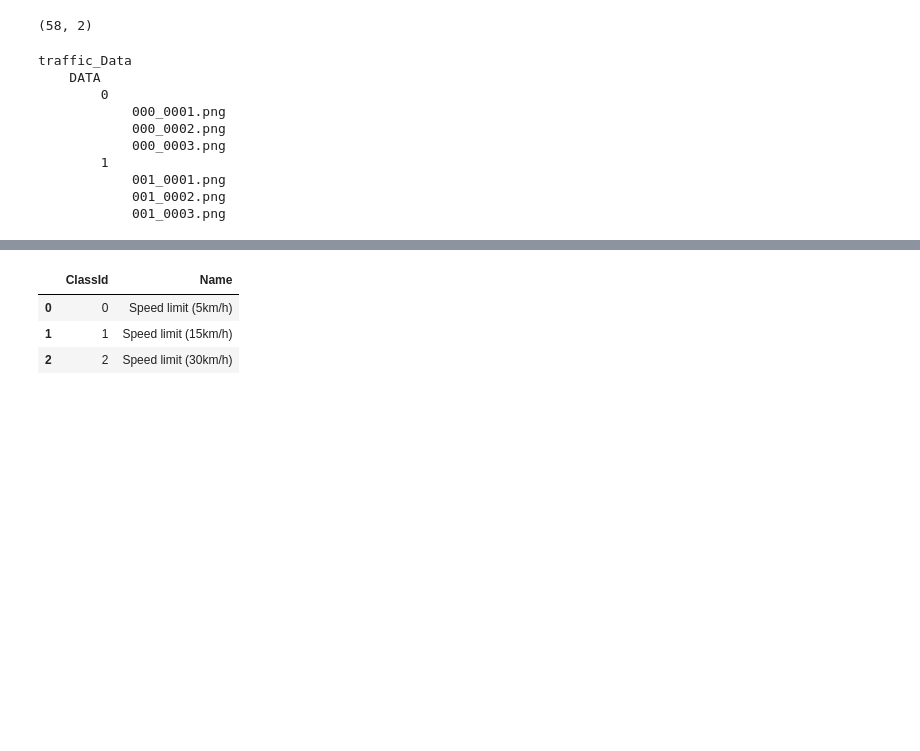
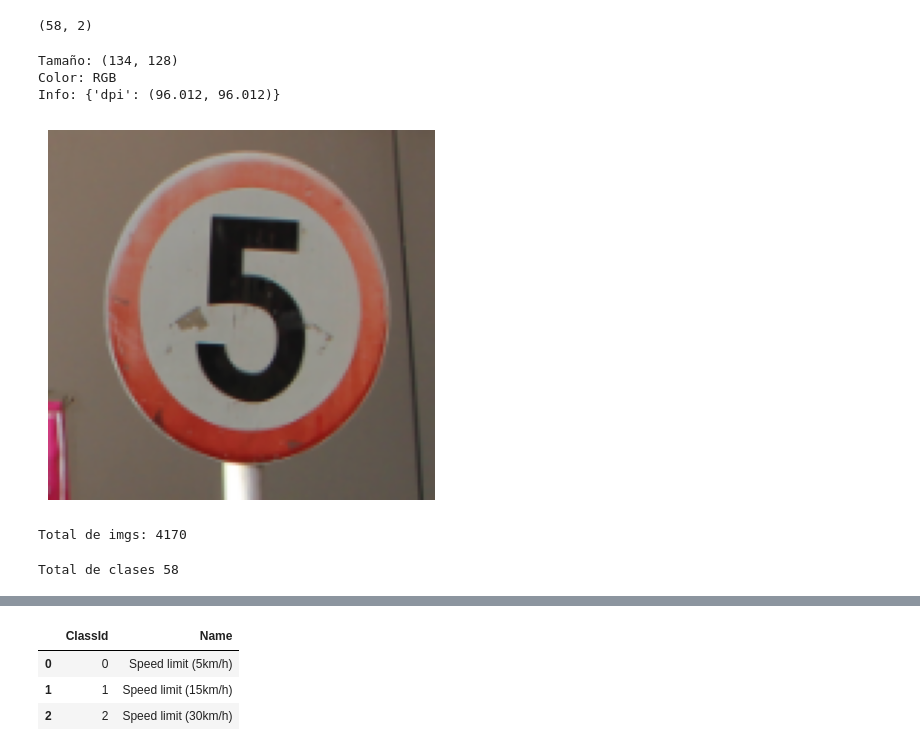
Before and after one commit to donfirefox/se-alesred, a Jupyter notebook: clasificador.ipynb, the cells around one changed output, grey strips where cells are left out. Cells and saved outputs as stored; diff of their text form; code cells hidden in the pictures; blank space fills up the shorter version.

```diff
--- a/clasificador.ipynb
+++ b/clasificador.ipynb
@@ -70,32 +72,19 @@ etiquetas.sample(3)
 etiquetas.shape
 # %% [output]
 (58, 2)
-# %%
-ruta = 'traffic_Data'
-i = 0
-j = 0
-for carpeta, subcarpeta, archvos in os.walk(ruta):
-    nivel = carpeta.replace(ruta, '').count(os.sep)
-    identacion = ' ' * 4 * nivel
-    print(f'{identacion}{os.path.basename(carpeta)}')
-    subidentacion = ' ' * 4 * (nivel+1)
-    for archivo in archvos:
-        print(f'{subidentacion}{archivo}')
-        if j == 2:
-            break
-        j+=1
-    j = 0
-    if i == 3:
-        break
-    i+=1
-# %% [output]
-traffic_Data
-    DATA
-        0
-            000_0001.png
-            000_0002.png
-            000_0003.png
-        1
-            001_0001.png
-            001_0002.png
-            001_0003.png
+# %%
+def mostrar_img(ruta):
+    img = Image.open(ruta)
+    print(f'Tamaño: {img.size}')
+    print(f'Color: {img.mode}')
+    print(f'Info: {img.info}')
+    plt.imshow(img)
+    plt.axis('off')
+    plt.show()
+# %%
+mostrar_img('traffic_Data/DATA/0/000_1_0001.png')
+# %% [output]
+Tamaño: (134, 128)
+Color: RGB
+Info: {'dpi': (96.012, 96.012)}
+[figure, added]
@@ -101,0 +95,8 @@ traffic_Data
+# %%
+print(f'Total de imgs: {len(dataset)}')
+# %% [output]
+Total de imgs: 4170
+# %%
+print(f'Total de clases {len(dataset.classes)}')
+# %% [output]
+Total de clases 58
```
Also changed, not shown: parts of 20 cells of this notebook.
